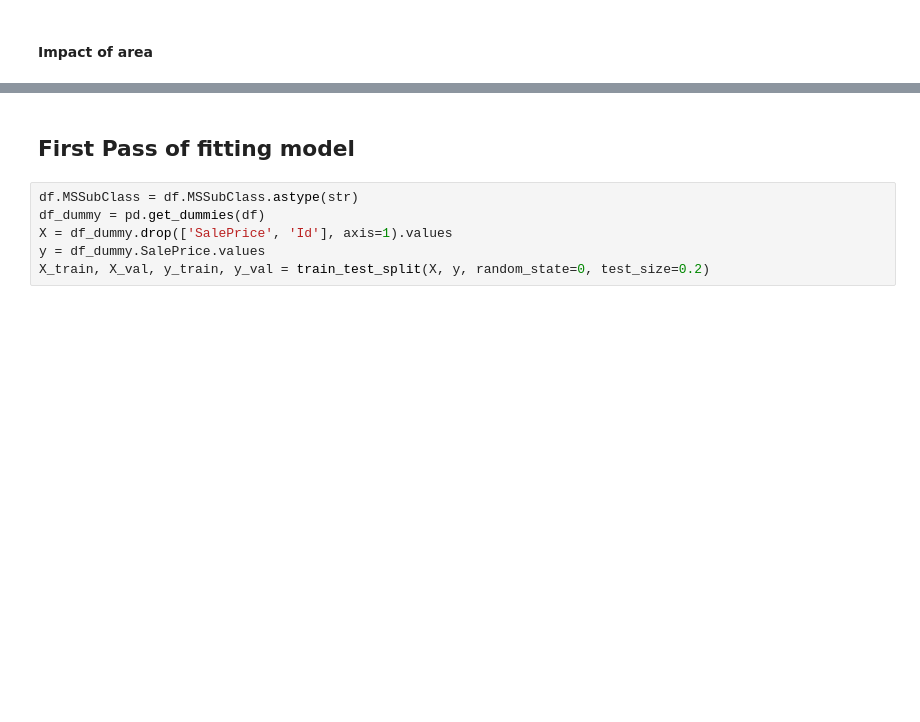
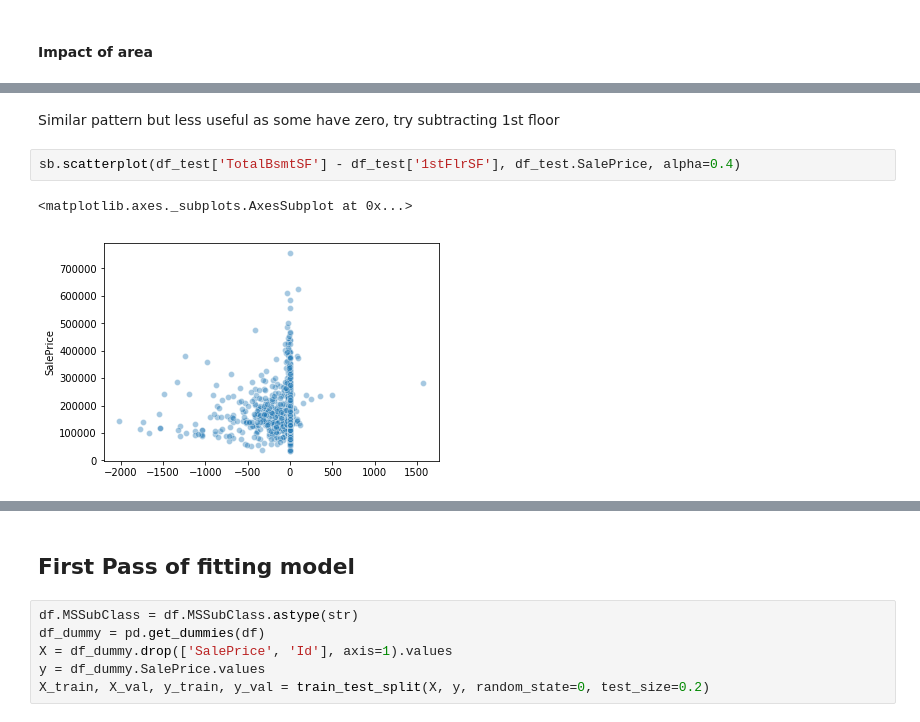
Before and after one commit to WBradbeer/housing, a Jupyter notebook: housing.ipynb, the cells around one changed output, grey strips where cells are left out. Cells and saved outputs as stored; diff of their text form; blank space fills up the shorter version.

```diff
--- a/housing.ipynb
+++ b/housing.ipynb
@@ -182,0 +202,7 @@ Should just use Number of cars
+# %% [markdown]
+Similar pattern but less useful as some have zero, try subtracting 1st floor
+# %%
+sb.scatterplot(df_test['TotalBsmtSF'] - df_test['1stFlrSF'], df_test.SalePrice, alpha=0.4)
+# %% [output]
+<matplotlib.axes._subplots.AxesSubplot at 0x...>
+[figure, added]
```
Also changed, not shown: parts of 50 cells of this notebook.
